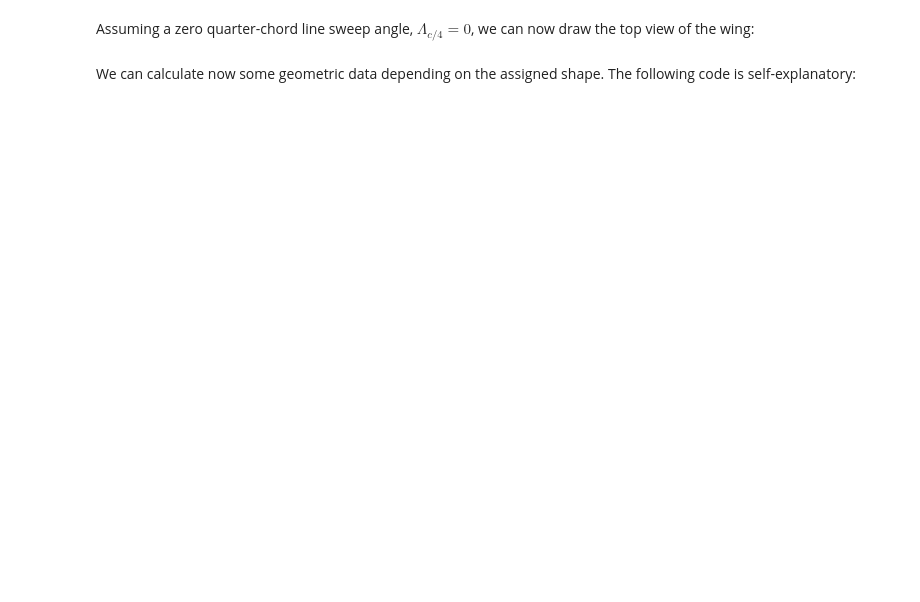
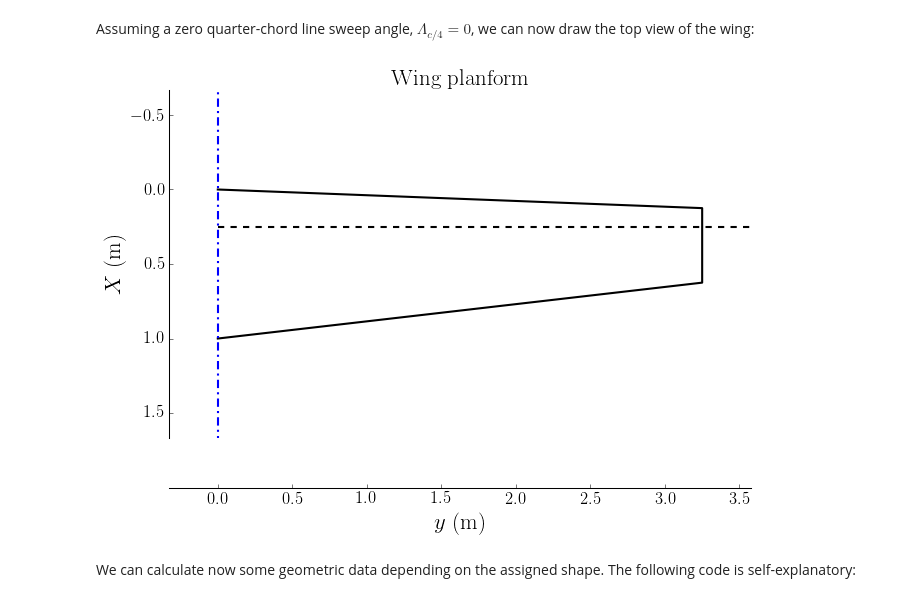
Before and after one commit to agodemar/jupyter-test, a Jupyter notebook: flight_mechanics/zero_lift_line_wing.ipynb, the cells around one changed output. Drawn from its saved outputs; the diff is of its cells as text; code cells hidden in the pictures; blank space fills up the shorter version.

```diff
--- a/flight_mechanics/zero_lift_line_wing.ipynb
+++ b/flight_mechanics/zero_lift_line_wing.ipynb
@@ -31,34 +34,3 @@ We will use the Python language to work out our examples, so we set up some Pyth
-# %%
-# load libraries and set plot parameters
-import math
-import numpy as np
-import tables as pt
-
-from sympy import *
-
-from IPython.display import display, Math, Latex, SVG
-
-import matplotlib.pyplot as plt
-from matplotlib.patches import Polygon
-%matplotlib inline
-
-from IPython.display import set_matplotlib_formats
-set_matplotlib_formats('pdf', 'png')
-plt.rcParams['savefig.dpi'] = 75
-
-plt.rcParams['figure.autolayout'] = False
-plt.rcParams['figure.figsize'] = 10, 6
-plt.rcParams['axes.labelsize'] = 18
-plt.rcParams['axes.titlesize'] = 20
-plt.rcParams['font.size'] = 16
-plt.rcParams['lines.linewidth'] = 2.0
-plt.rcParams['lines.markersize'] = 8
-plt.rcParams['legend.fontsize'] = 14
-
-plt.rcParams['text.usetex'] = True
-plt.rcParams['font.family'] = "serif"
-plt.rcParams['font.serif'] = "cm"
-# plt.rcParams['text.latex.preamble'] = "\usepackage{subdepth}, \usepackage{type1cm}"
 # %% [markdown]
 Let us consider an example and calculate $\alpha_{0L} $ using the Python programming language. Let us assign the wing planform shape, i.e. let us assume given values of wing span $b$, root chord $c_{\mathrm{r}}$ and tip chord $c_{\mathrm{t}}$.
 
@@ -95,3 +52,8 @@ plt.show()
+# %%
+%run ./src/zero_lift_line_wing/init.py
+plot_planform(c_r,c_t,b)
+# %% [output]
+[figure, added]
 # %% [markdown]
 We can calculate now some geometric data depending on the assigned shape.
 The following code is self-explanatory:
```
Also changed, not shown: parts of 23 cells of this notebook, 1 other file.
